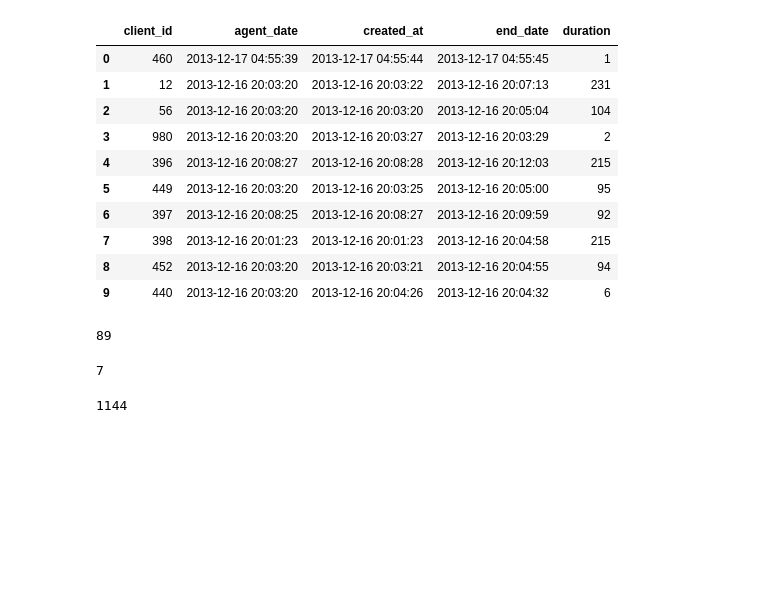
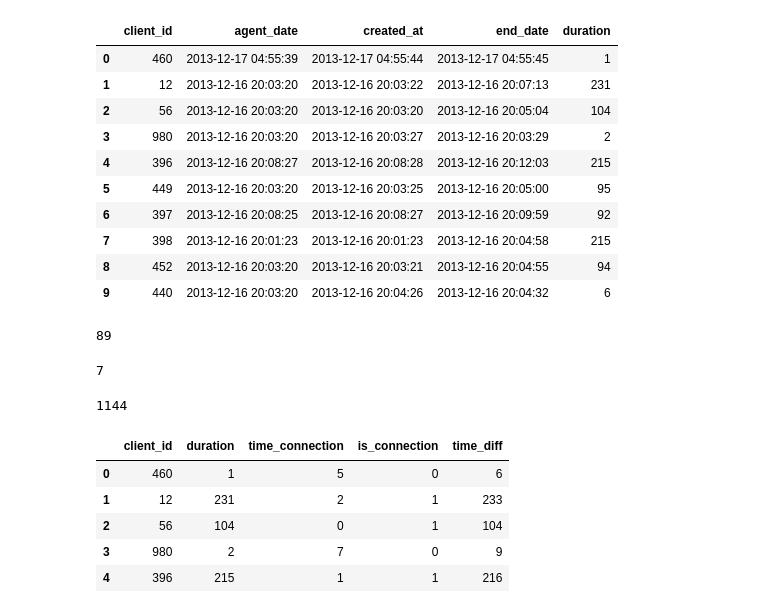
Before and after one commit to ivajazz/EDA_3, a Jupyter notebook: EDA_3_2.ipynb, the cells around one changed output. Saved outputs shown, nothing was run; the diff lists cells and outputs as text; code cells hidden in the pictures; blank space fills up the shorter version.

```diff
--- a/EDA_3_2.ipynb
+++ b/EDA_3_2.ipynb
@@ -172,3 +172,12 @@ calls['time_diff'].sum()
 1144
 # %%
 calls = calls.drop(columns=['agent_date', 'created_at' ,'end_date'], axis=1)
+# %%
+calls.head()
+# %% [output]
+|  | client_id | duration | time_connection | is_connection | time_diff |
+| 0 | 460 | 1 | 5 | 0 | 6 |
+| 1 | 12 | 231 | 2 | 1 | 233 |
+| 2 | 56 | 104 | 0 | 1 | 104 |
+| 3 | 980 | 2 | 7 | 0 | 9 |
+| 4 | 396 | 215 | 1 | 1 | 216 |
```
Also changed, not shown: 1 other file.
